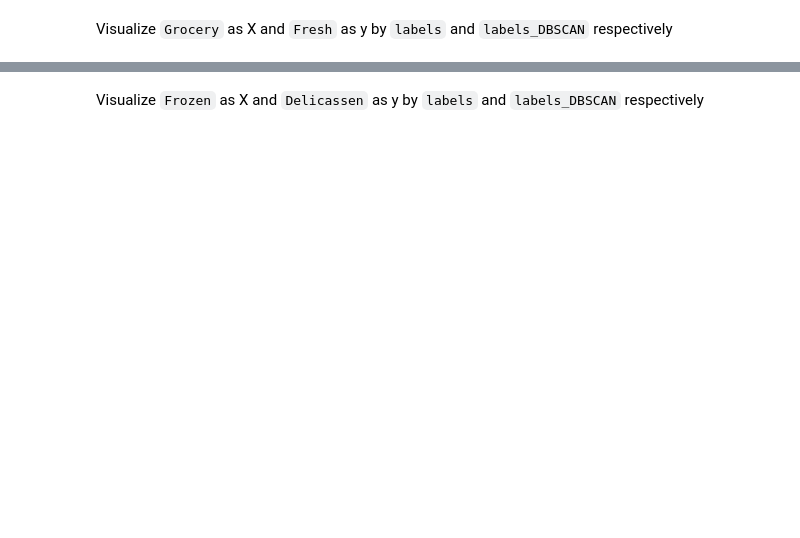
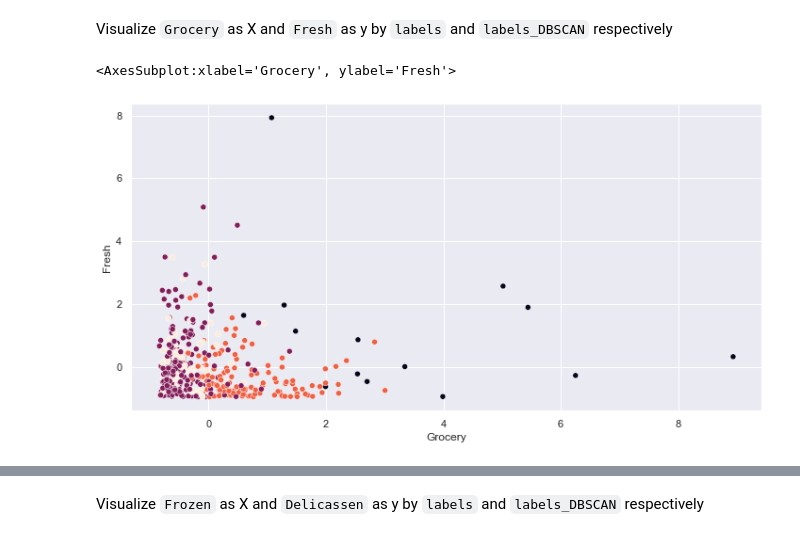
Before and after one commit to Ironhack-Data-Madrid-Marzo-2022/7.4-lab-unsupervised-learning, a Jupyter notebook: your-code/main.ipynb, the cells around one changed output, grey strips where cells are left out. Saved outputs shown, nothing was run; the diff lists cells and outputs as text; code cells hidden in the pictures; blank space fills up the shorter version.

```diff
--- a/your-code/main.ipynb
+++ b/your-code/main.ipynb
@@ -134,0 +212,6 @@ Visualize `Grocery` as X and `Fresh` as y by `labels` and `labels_DBSCAN` respec
+# %%
+# Your code here:
+sns.scatterplot(x=customers_scale.Grocery, y=customers_scale.Fresh, c=customers_scale.labels)
+# %% [output]
+<AxesSubplot:xlabel='Grocery', ylabel='Fresh'>
+[figure, added]
```
Also changed, not shown: parts of 30 cells of this notebook.
